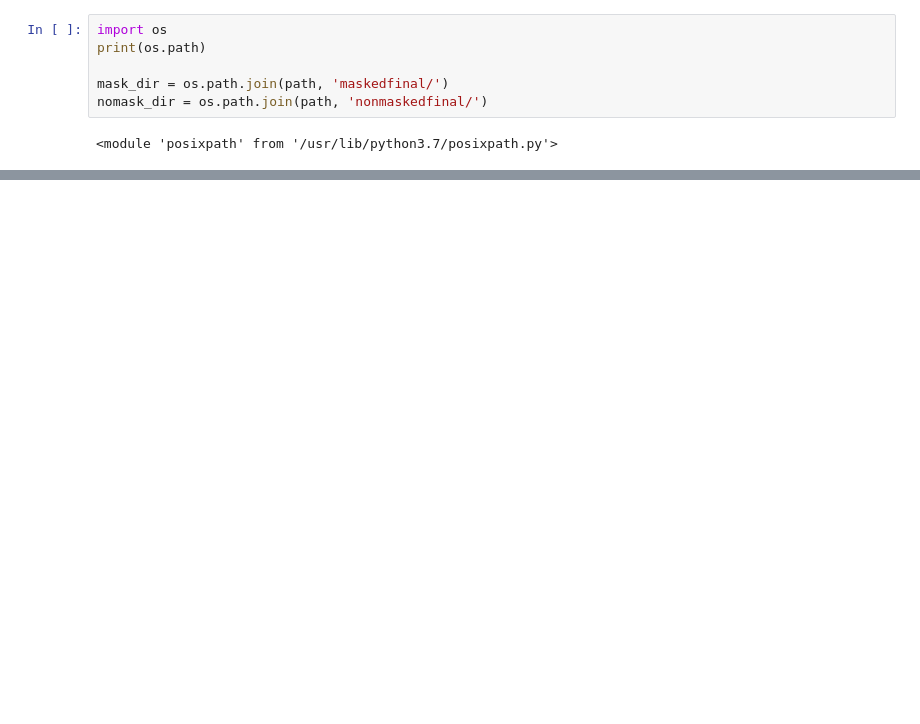
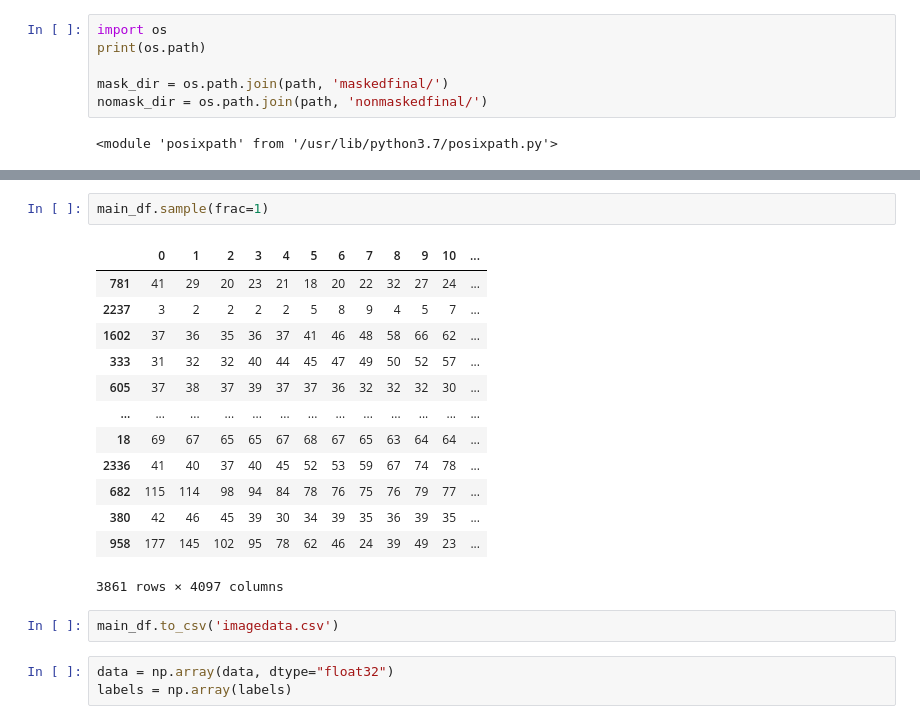
Before and after one commit to harsh-ux/PRML-Mask-Detection, a Jupyter notebook: mask.ipynb, the cells around one changed output, grey strips where cells are left out. Saved outputs shown, nothing was run; the diff lists cells and outputs as text; blank space fills up the shorter version.

```diff
--- a/mask.ipynb
+++ b/mask.ipynb
@@ -35,0 +237,21 @@ print(nomask_img[:10])
+# %%
+main_df.sample(frac=1)
+# %% [output]
+|  | 0 | 1 | 2 | 3 | 4 | 5 | 6 | 7 | 8 | 9 | 10 | ... |
+| 781 | 41 | 29 | 20 | 23 | 21 | 18 | 20 | 22 | 32 | 27 | 24 | ... |
+| 2237 | 3 | 2 | 2 | 2 | 2 | 5 | 8 | 9 | 4 | 5 | 7 | ... |
+| 1602 | 37 | 36 | 35 | 36 | 37 | 41 | 46 | 48 | 58 | 66 | 62 | ... |
+| 333 | 31 | 32 | 32 | 40 | 44 | 45 | 47 | 49 | 50 | 52 | 57 | ... |
+| 605 | 37 | 38 | 37 | 39 | 37 | 37 | 36 | 32 | 32 | 32 | 30 | ... |
+| ... | ... | ... | ... | ... | ... | ... | ... | ... | ... | ... | ... | ... |
+| 18 | 69 | 67 | 65 | 65 | 67 | 68 | 67 | 65 | 63 | 64 | 64 | ... |
+| 2336 | 41 | 40 | 37 | 40 | 45 | 52 | 53 | 59 | 67 | 74 | 78 | ... |
+| 682 | 115 | 114 | 98 | 94 | 84 | 78 | 76 | 75 | 76 | 79 | 77 | ... |
+| 380 | 42 | 46 | 45 | 39 | 30 | 34 | 39 | 35 | 36 | 39 | 35 | ... |
+| 958 | 177 | 145 | 102 | 95 | 78 | 62 | 46 | 24 | 39 | 49 | 23 | ... |
+3861 rows × 4097 columns
+# %%
+main_df.to_csv('imagedata.csv')
+# %%
+data = np.array(data, dtype="float32")
+labels = np.array(labels)
```
Also changed, not shown: parts of 22 cells of this notebook.
